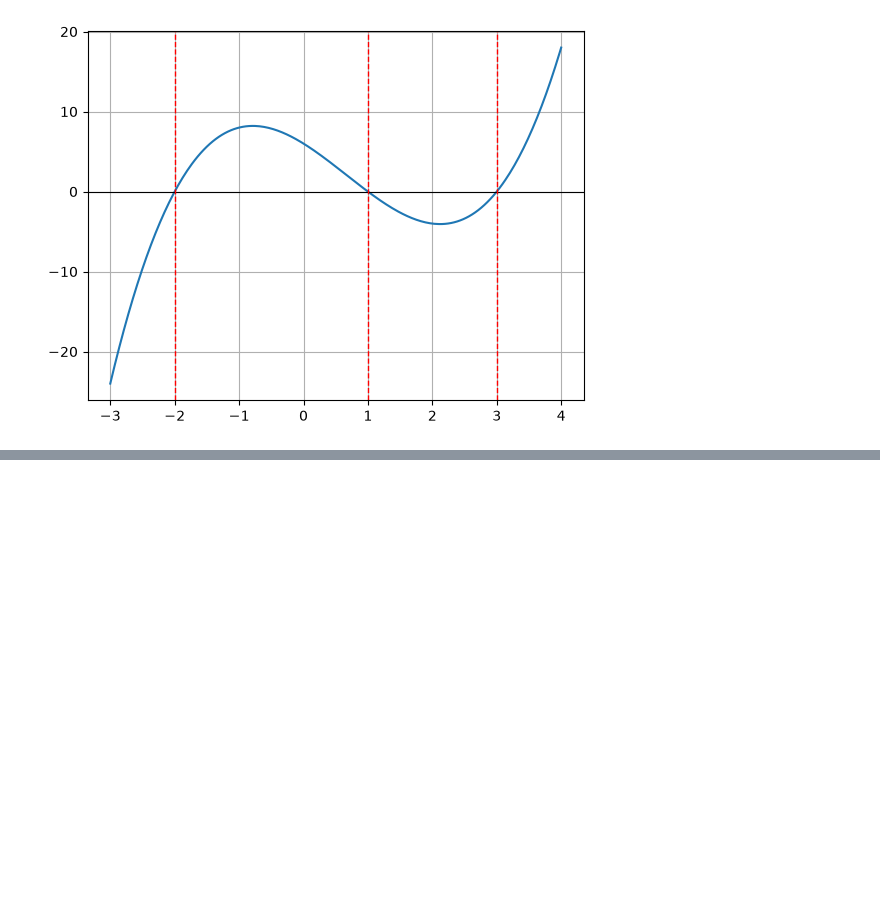
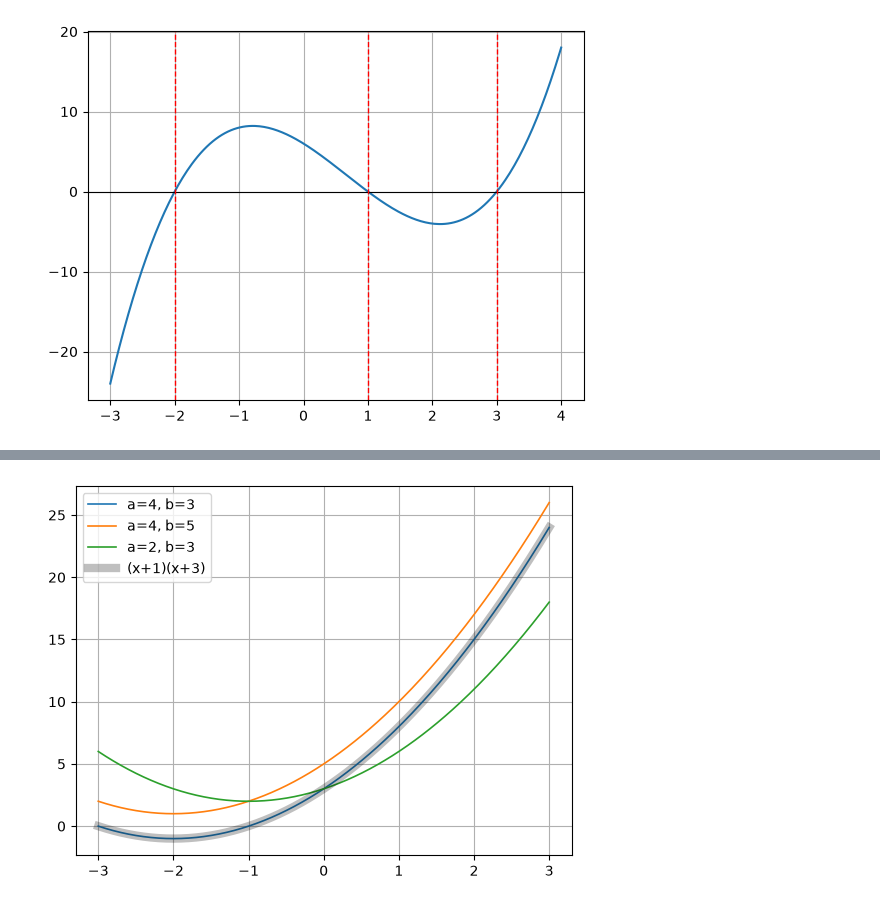
Before and after one commit to inkkadiis/python_math, a Jupyter notebook: math/01.다항식.ipynb, the cells around one changed output, grey strips where cells are left out. Cells and saved outputs as stored; diff of their text form; code cells hidden in the pictures; blank space fills up the shorter version.

```diff
--- a/math/01.다항식.ipynb
+++ b/math/01.다항식.ipynb
@@ -201,0 +225,13 @@ plt.show()
+# %%
+x = np.linspace(-3, 3, 300)
+target = (x+1) * (x+3)
+
+for a, b in [(4,3), (4,5), (2,3)]:
+    plt.plot(x, x**2 +a*x +b, linewidth= 1.2, label= f'a={a}, b={b}')
+
+plt.plot (x, target, linewidth= 6, alpha=0.25, color='black', label='(x+1)(x+3)')
+plt.legend();
+plt.grid(True);
+plt.show()
+# %% [output]
+[figure, added]
```
Also changed, not shown: parts of 1 cell of this notebook.
